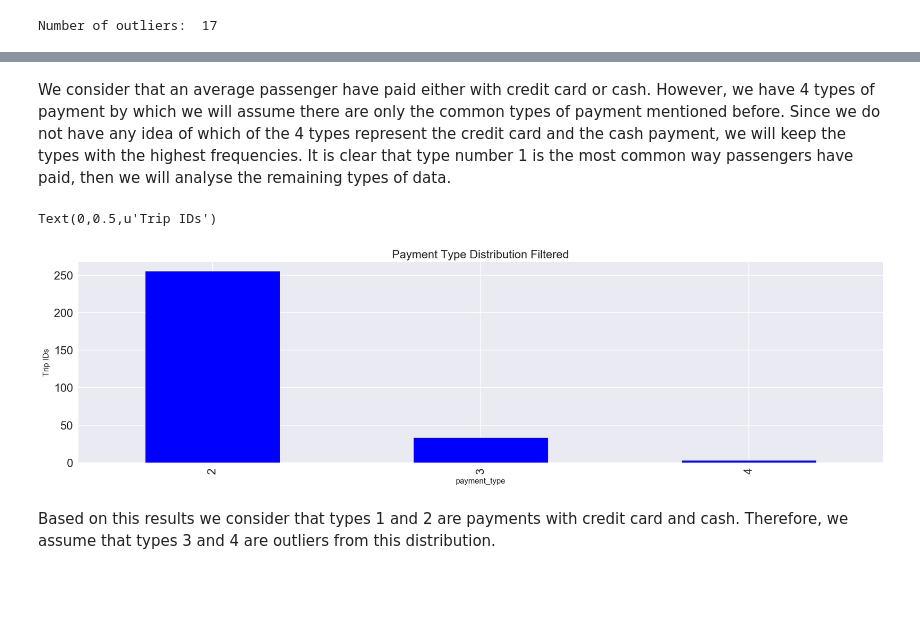
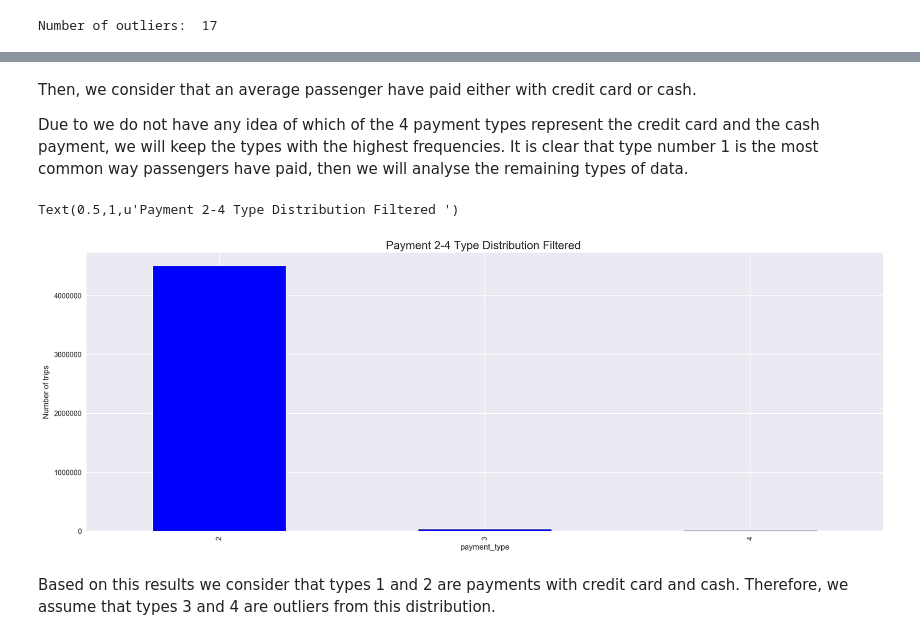
Before and after one commit to Riccocez/NYC-Taxi-Tips, a Jupyter notebook: 1. Analysis & Planning Stage.ipynb, the cells around one changed output, grey strips where cells are left out. Drawn from its saved outputs; the diff is of its cells as text; code cells hidden in the pictures; blank space fills up the shorter version.

```diff
--- a/1. Analysis & Planning Stage.ipynb
+++ b/1. Analysis & Planning Stage.ipynb
@@ -266,6 +201,7 @@ By filtering tolls amount between \$0 and \$10, we cover the main amounts compri
 # %%
-tolls_data = trip_d_data.loc[(trip_d_data.tolls_amount >=0 ) & (trip_d_data.tolls_amount <= 10)]
-zoom_axes_tolls = tolls_data.groupby(['tolls_amount'] ).size().plot(kind='line', figsize=(20,5), fontsize = 16)
-zoom_axes_tolls.set_title('Tolls Amount Distribution Filtered', fontsize = 16)
-zoom_axes_tolls.set_ylabel('Trip IDs')
+tolls_data = trip_data.loc[(trip_data.tolls_amount >=0 ) & (trip_data.tolls_amount <= 20)]
+tolls_filtered = tolls_data.groupby(['tolls_amount']).size().plot(figsize = (20,7))
+
+plt.ylabel('Number of trips')
+plt.title('Tolls Amount Distribution Filtered', fontsize = 16)
 # %% [output]
@@ -287,6 +220,7 @@ According to the plot shown below, the range between \$0 and $5 comprises the mo
 # %%
-extra_data = tolls_data.loc[(tolls_data.extra >= 0 ) & (tolls_data.extra <= 1.5)]
-zoom_axes_extra = extra_data.groupby(['extra'] ).size().plot(kind='line', figsize=(20,5), fontsize = 16)
-zoom_axes_extra.set_title('Extra Distribution Filtered', fontsize = 16)
-zoom_axes_extra.set_ylabel('Trip IDs')
+extra_data = tolls_data.loc[(tolls_data.extra >=0 ) & (tolls_data.extra <= 10)]
+extra_filtered = extra_data.groupby(['extra']).size().plot(figsize = (20,7))
+
+plt.ylabel('Number of trips')
+plt.title('Extra Distribution Filtered', fontsize = 16)
 # %% [output]
@@ -314,6 +241,7 @@ Therefore, according to the statement made by the NYC Taxi & Limousine Commision
 # %%
-passenger_data = extra_data.loc[(extra_data.passenger_count >= 1 ) & (extra_data.passenger_count <= 6)]
-zoom_axes_passenger = passenger_data.groupby(['passenger_count'] ).size().plot(kind='line', figsize=(20,5), fontsize = 16)
-zoom_axes_passenger.set_title('Passenger Count Distribution Filtered', fontsize = 16)
-zoom_axes_passenger.set_ylabel('Trip IDs')
+passenger_data = extra_data.loc[(extra_data.passenger_count >0 ) & (extra_data.passenger_count <= 6)]
+passenger_filtered = passenger_data.groupby(['passenger_count']).size().plot(figsize = (20,7))
+
+plt.ylabel('Number of trips')
+plt.title('Passenger Count Distribution Filtered', fontsize = 16)
 # %% [output]
@@ -337,6 +260,7 @@ Text(0,0.5,u'Trip IDs')
 # %%
-mta_data = passenger_data.loc[(passenger_data.mta_tax >= 0 ) & (passenger_data.mta_tax <= 1)]
-zoom_axes_mta = mta_data.groupby(['mta_tax'] ).size().plot(kind='line', figsize=(20,5), fontsize = 16)
-zoom_axes_mta.set_title('Mta Tax Distribution Filtered', fontsize = 16)
-zoom_axes_mta.set_ylabel('Trip IDs')
+mta_data = passenger_data.loc[(passenger_data.mta_tax >0 ) & (passenger_data.mta_tax <= 1.5)]
+passenger_filtered = mta_data.groupby(['mta_tax']).size().plot(figsize = (20,7))
+
+plt.ylabel('Number of trips')
+plt.title('Mta Tax Distribution Filtered', fontsize = 16)
 # %% [output]
@@ -361,12 +289,15 @@ Text(0,0.5,u'Payment Type')
 # %% [markdown]
-We consider that an average passenger have paid either with credit card or cash. However, we have 4 types of payment by which we will assume there are only the common types of payment mentioned before. Since we do not have any idea of which of the 4 types represent the credit card and the cash payment, we will keep the types with the highest frequencies. It is clear that type number 1 is the most common way passengers have paid, then we will analyse the remaining types of data.
+Then, we consider that an average passenger have paid either with credit card or cash.
+
+Due to we do not have any idea of which of the 4 payment types represent the credit card and the cash payment, we will keep the types with the highest frequencies. It is clear that type number 1 is the most common way passengers have paid, then we will analyse the remaining types of data.
 # %%
-payment_data = mta_data.loc[(mta_data.payment_type >= 2 ) & (mta_data.payment_type <= 4)]
-zoom_axes_payment = payment_data.groupby(['payment_type'] ).size().plot(kind='bar', figsize=(20,5), fontsize = 16)
-zoom_axes_payment.set_title('Payment Type Distribution Filtered', fontsize = 16)
-zoom_axes_payment.set_ylabel('Trip IDs')
+partpayment_data = mta_data.loc[(mta_data.payment_type >1 ) & (mta_data.payment_type <= 4)]
+payment_filtered = partpayment_data.groupby(['payment_type']).size().plot(figsize = (20,7), kind='bar')
+
+plt.ylabel('Number of trips')
+plt.title('Payment 2-4 Type Distribution Filtered ', fontsize = 16)
 # %% [output]
-Text(0,0.5,u'Trip IDs')
+Text(0.5,1,u'Payment 2-4 Type Distribution Filtered ')
-[figure, old version]
+[figure, new version]
 # %% [markdown]
 Based on this results we consider that types 1 and 2 are payments with credit card and cash. Therefore, we assume that types 3 and 4 are outliers from this distribution.
```
Also changed, not shown: parts of 88 cells of this notebook.
